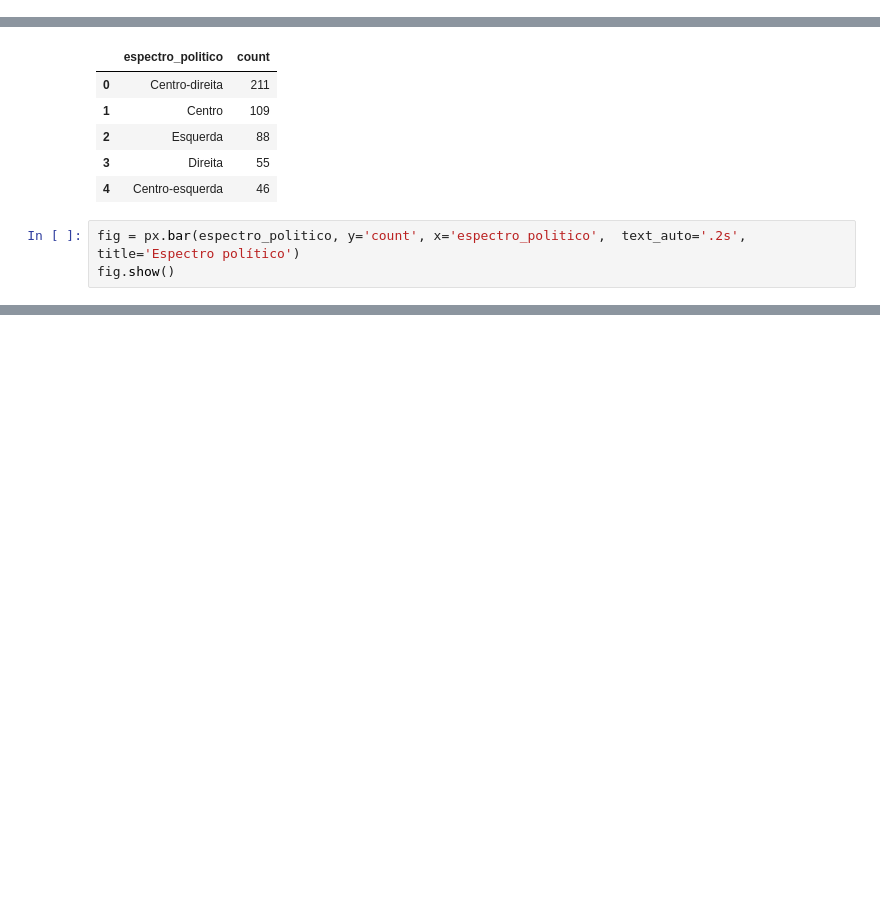
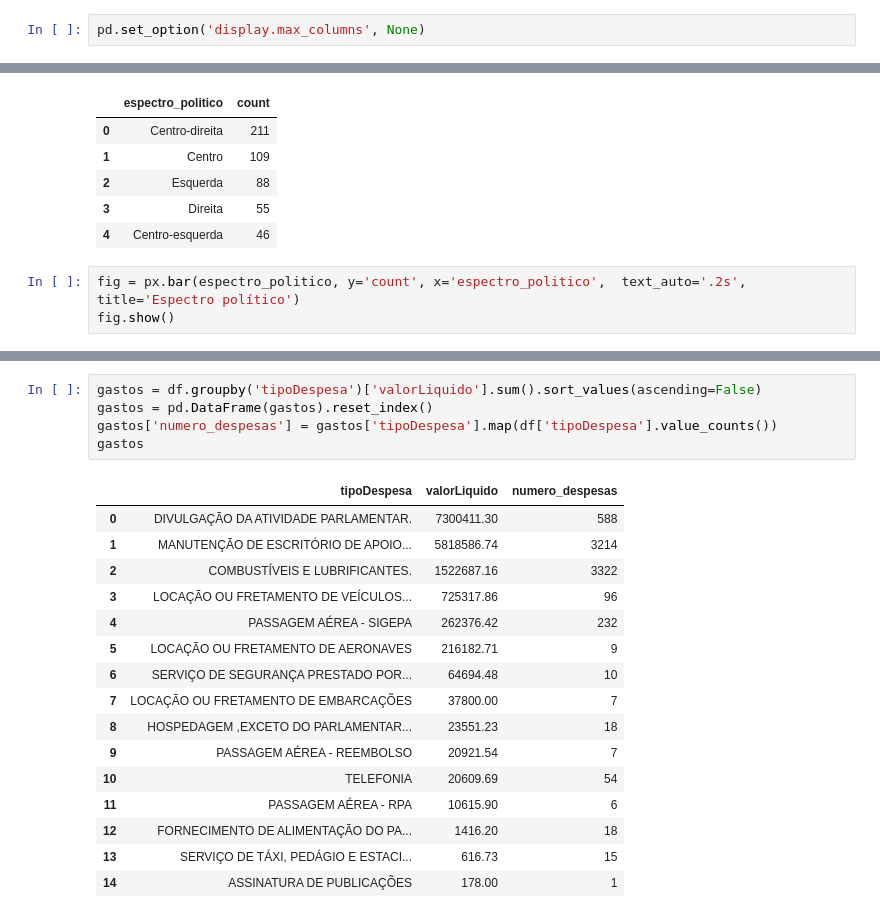
Before and after one commit to Alan-oliveira-analytics/analisa_politico, a Jupyter notebook: notebooks/eda.ipynb, the cells around one changed output, grey strips where cells are left out. Cells and saved outputs as stored; diff of their text form; blank space fills up the shorter version.

```diff
--- a/notebooks/eda.ipynb
+++ b/notebooks/eda.ipynb
@@ -13,6 +13,8 @@ import matplotlib.pyplot as plt
 import plotly.express as px
 import seaborn as sns
 import nbformat
+# %%
+pd.set_option('display.max_columns', None)
 # %% [markdown]
 # Lendo Base
 # %%
@@ -160,0 +188,22 @@ fig.show()
+# %%
+gastos = df.groupby('tipoDespesa')['valorLiquido'].sum().sort_values(ascending=False)
+gastos = pd.DataFrame(gastos).reset_index()
+gastos['numero_despesas'] = gastos['tipoDespesa'].map(df['tipoDespesa'].value_counts())
+gastos
+# %% [output]
+|  | tipoDespesa | valorLiquido | numero_despesas |
+| 0 | DIVULGAÇÃO DA ATIVIDADE PARLAMENTAR. | 7300411.30 | 588 |
+| 1 | MANUTENÇÃO DE ESCRITÓRIO DE APOIO... | 5818586.74 | 3214 |
+| 2 | COMBUSTÍVEIS E LUBRIFICANTES. | 1522687.16 | 3322 |
+| 3 | LOCAÇÃO OU FRETAMENTO DE VEÍCULOS... | 725317.86 | 96 |
+| 4 | PASSAGEM AÉREA - SIGEPA | 262376.42 | 232 |
+| 5 | LOCAÇÃO OU FRETAMENTO DE AERONAVES | 216182.71 | 9 |
+| 6 | SERVIÇO DE SEGURANÇA PRESTADO POR... | 64694.48 | 10 |
+| 7 | LOCAÇÃO OU FRETAMENTO DE EMBARCAÇÕES | 37800.00 | 7 |
+| 8 | HOSPEDAGEM ,EXCETO DO PARLAMENTAR... | 23551.23 | 18 |
+| 9 | PASSAGEM AÉREA - REEMBOLSO | 20921.54 | 7 |
+| 10 | TELEFONIA | 20609.69 | 54 |
+| 11 | PASSAGEM AÉREA - RPA | 10615.90 | 6 |
+| 12 | FORNECIMENTO DE ALIMENTAÇÃO DO PA... | 1416.20 | 18 |
+| 13 | SERVIÇO DE TÁXI, PEDÁGIO E ESTACI... | 616.73 | 15 |
+| 14 | ASSINATURA DE PUBLICAÇÕES | 178.00 | 1 |
```
Also changed, not shown: parts of 5 cells of this notebook, 2 other files.
